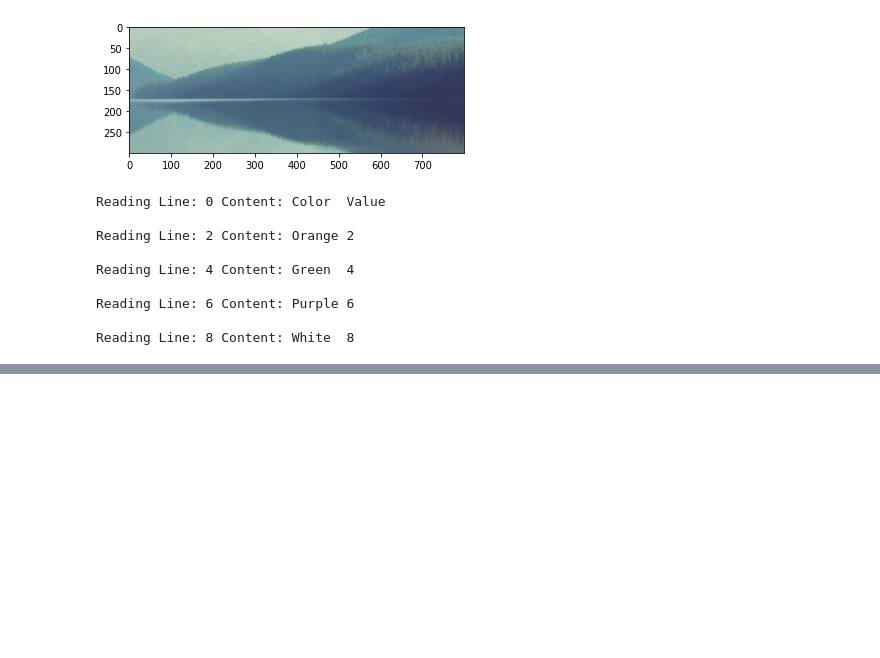
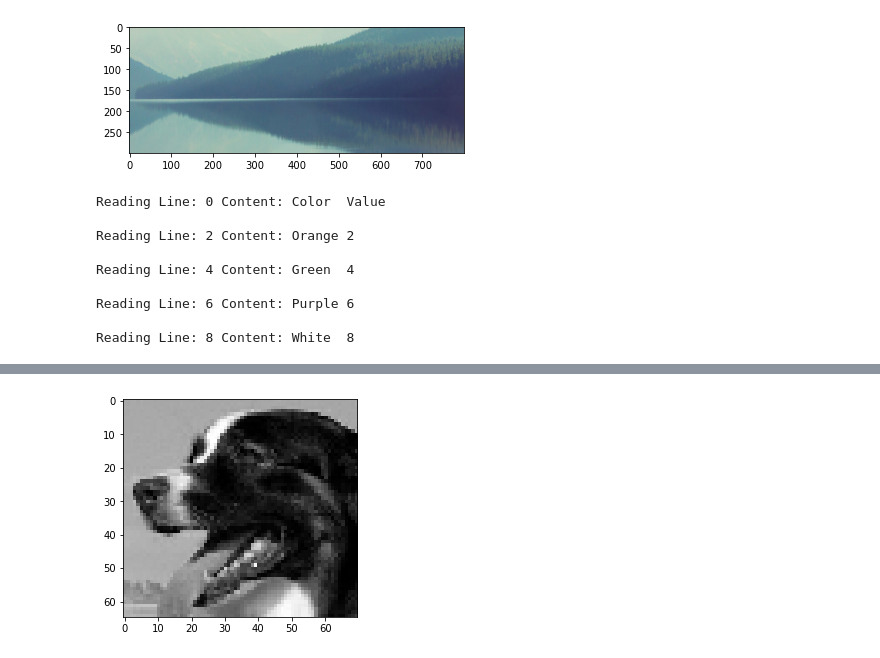
Before and after one commit to RhysComissiong/Python_for_Data_Science, a Jupyter notebook: chapter_6/Uploading, Streaming and Sampling Data.ipynb, the cells around one changed output, grey strips where cells are left out. Cells and saved outputs as stored; diff of their text form; code cells hidden in the pictures; blank space fills up the shorter version.

```diff
--- a/chapter_6/Uploading, Streaming and Sampling Data.ipynb
+++ b/chapter_6/Uploading, Streaming and Sampling Data.ipynb
@@ -101,0 +133,6 @@ Reading Line: 7 Content: Black  7
+# %%
+image2 = image[5:70,0:70]
+plt.imshow(image2, cmap=cm.gray)
+plt.show()
+# %% [output]
+[figure, added]
```
Also changed, not shown: parts of 18 cells of this notebook.
